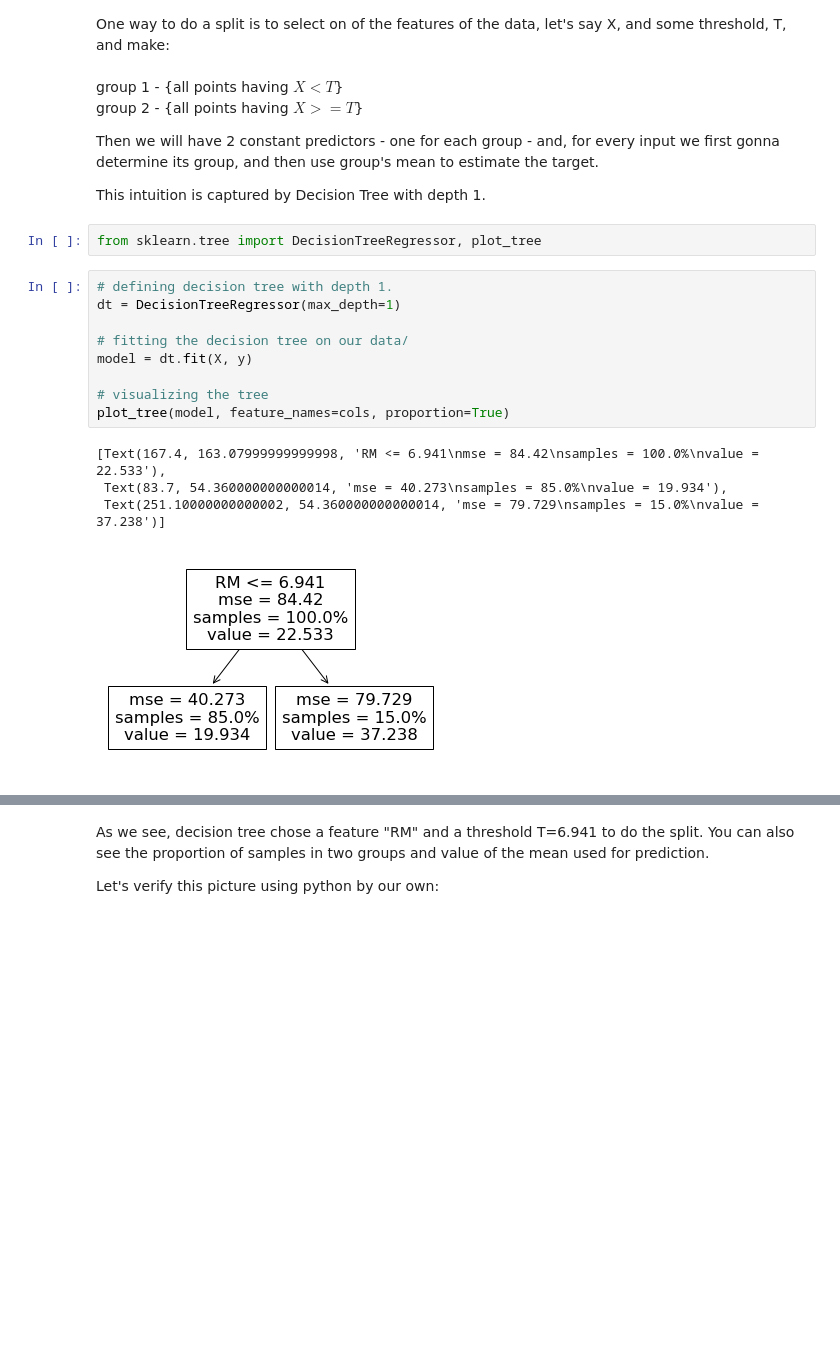
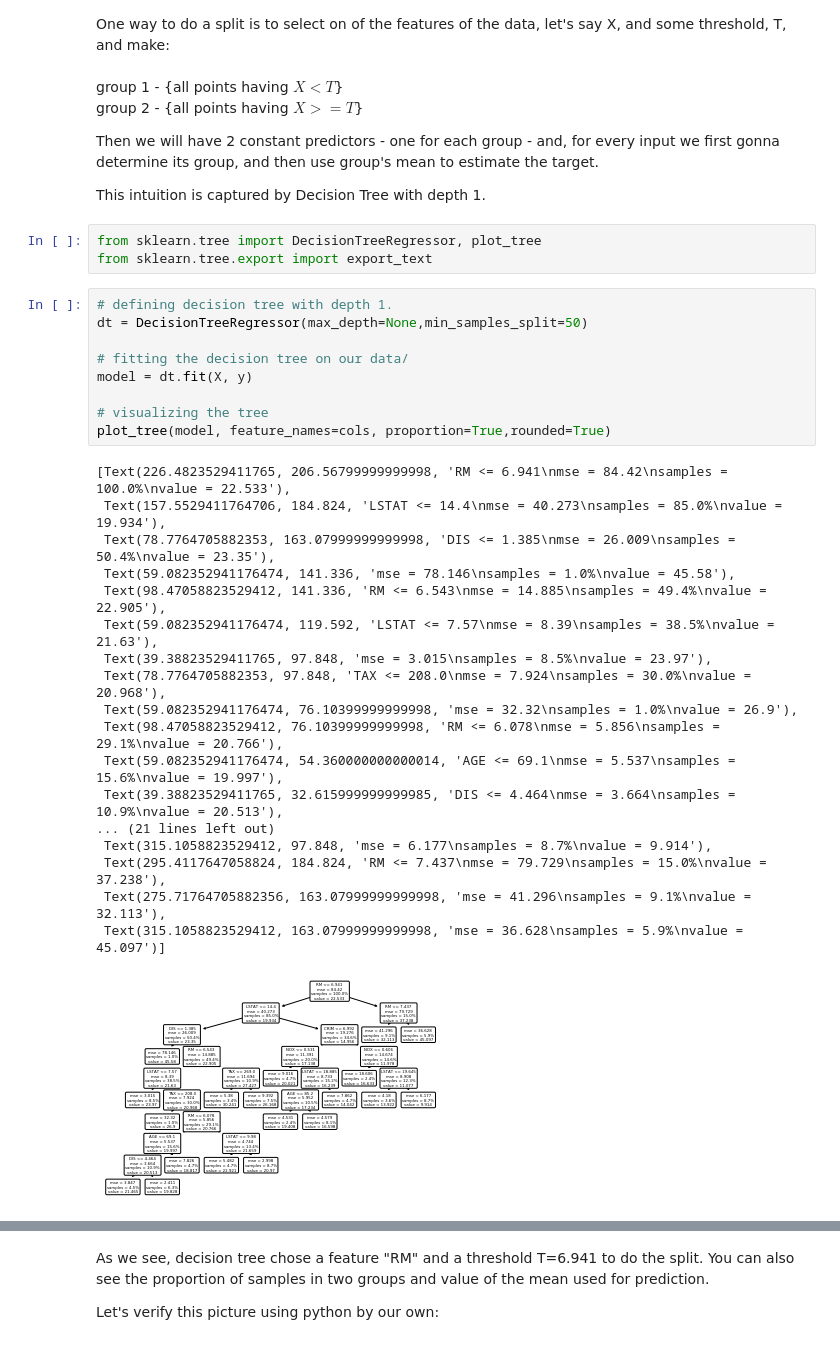
Before and after one commit to amareyah/MaxinAI_Education, a Jupyter notebook: ml_intro/trees_and_ensembles.ipynb, the cells around one changed output, grey strips where cells are left out. Saved outputs shown, nothing was run; the diff lists cells and outputs as text; blank space fills up the shorter version.

```diff
--- a/ml_intro/trees_and_ensembles.ipynb
+++ b/ml_intro/trees_and_ensembles.ipynb
@@ -187,17 +298,32 @@ Then we will have 2 constant predictors - one for each group - and, for every in
 This intuition is captured by Decision Tree with depth 1.
 # %%
 from sklearn.tree import DecisionTreeRegressor, plot_tree
+from sklearn.tree.export import export_text
 # %%
 # defining decision tree with depth 1.
-dt = DecisionTreeRegressor(max_depth=1)
+dt = DecisionTreeRegressor(max_depth=None,min_samples_split=50)
 
 # fitting the decision tree on our data/
 model = dt.fit(X, y)
 
 # visualizing the tree
-plot_tree(model, feature_names=cols, proportion=True)
+plot_tree(model, feature_names=cols, proportion=True,rounded=True)
 # %% [output]
-[Text(167.4, 163.07999999999998, 'RM <= 6.941\nmse = 84.42\nsamples = 100.0%\nvalue = 22.533'),
- Text(83.7, 54.360000000000014, 'mse = 40.273\nsamples = 85.0%\nvalue = 19.934'),
- Text(251.10000000000002, 54.360000000000014, 'mse = 79.729\nsamples = 15.0%\nvalue = 37.238')]
+[Text(226.4823529411765, 206.56799999999998, 'RM <= 6.941\nmse = 84.42\nsamples = 100.0%\nvalue = 22.533'),
+ Text(157.5529411764706, 184.824, 'LSTAT <= 14.4\nmse = 40.273\nsamples = 85.0%\nvalue = 19.934'),
+ Text(78.7764705882353, 163.07999999999998, 'DIS <= 1.385\nmse = 26.009\nsamples = 50.4%\nvalue = 23.35'),
+ Text(59.082352941176474, 141.336, 'mse = 78.146\nsamples = 1.0%\nvalue = 45.58'),
+ Text(98.47058823529412, 141.336, 'RM <= 6.543\nmse = 14.885\nsamples = 49.4%\nvalue = 22.905'),
+ Text(59.082352941176474, 119.592, 'LSTAT <= 7.57\nmse = 8.39\nsamples = 38.5%\nvalue = 21.63'),
+ Text(39.38823529411765, 97.848, 'mse = 3.015\nsamples = 8.5%\nvalue = 23.97'),
+ Text(78.7764705882353, 97.848, 'TAX <= 208.0\nmse = 7.924\nsamples = 30.0%\nvalue = 20.968'),
+ Text(59.082352941176474, 76.10399999999998, 'mse = 32.32\nsamples = 1.0%\nvalue = 26.9'),
+ Text(98.47058823529412, 76.10399999999998, 'RM <= 6.078\nmse = 5.856\nsamples = 29.1%\nvalue = 20.766'),
+ Text(59.082352941176474, 54.360000000000014, 'AGE <= 69.1\nmse = 5.537\nsamples = 15.6%\nvalue = 19.997'),
+ Text(39.38823529411765, 32.615999999999985, 'DIS <= 4.464\nmse = 3.664\nsamples = 10.9%\nvalue = 20.513'),
+... (21 lines left out)
+ Text(315.1058823529412, 97.848, 'mse = 6.177\nsamples = 8.7%\nvalue = 9.914'),
+ Text(295.4117647058824, 184.824, 'RM <= 7.437\nmse = 79.729\nsamples = 15.0%\nvalue = 37.238'),
+ Text(275.71764705882356, 163.07999999999998, 'mse = 41.296\nsamples = 9.1%\nvalue = 32.113'),
+ Text(315.1058823529412, 163.07999999999998, 'mse = 36.628\nsamples = 5.9%\nvalue = 45.097')]
-[figure, old version]
+[figure, new version]
```
Also changed, not shown: parts of 30 cells of this notebook, 1 other file.
